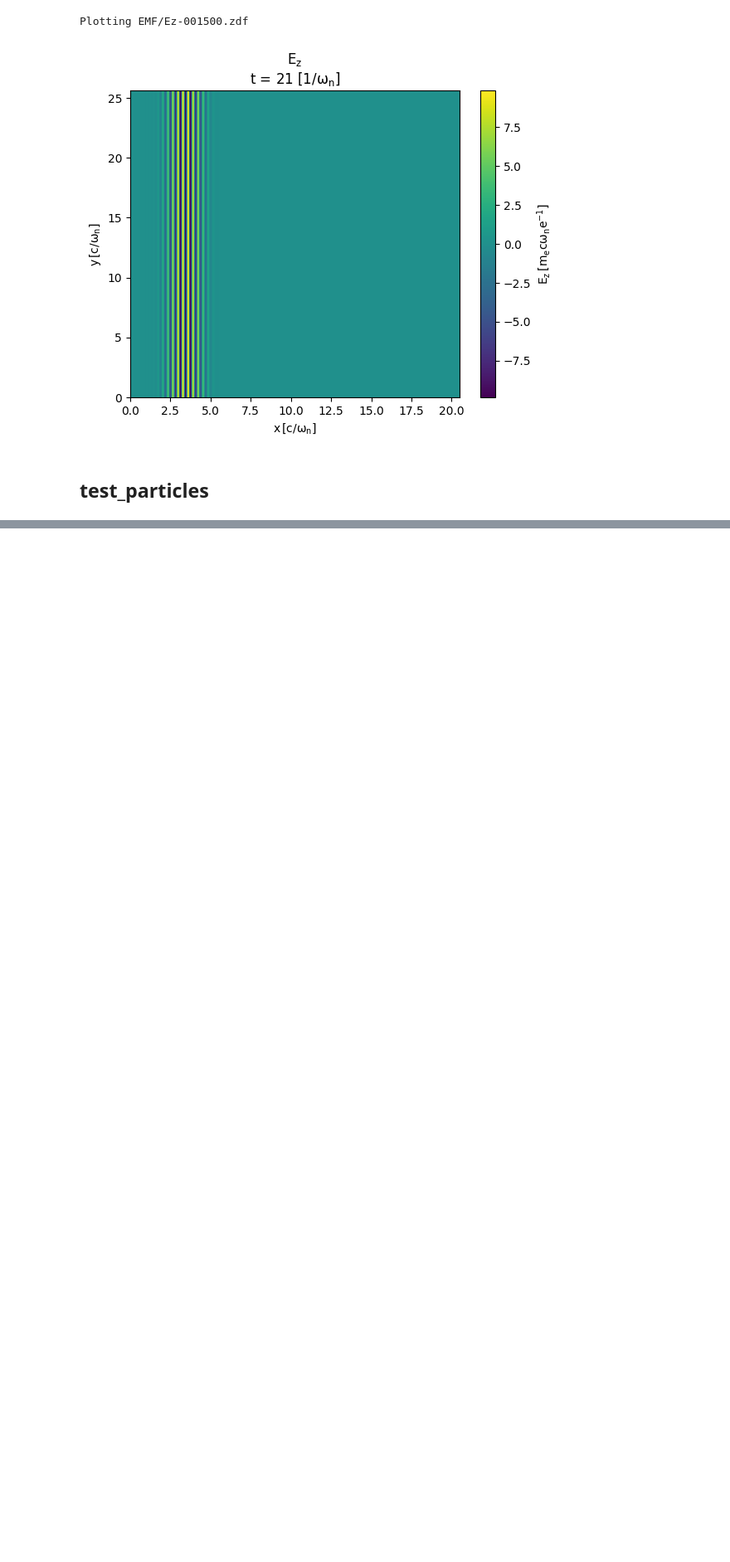
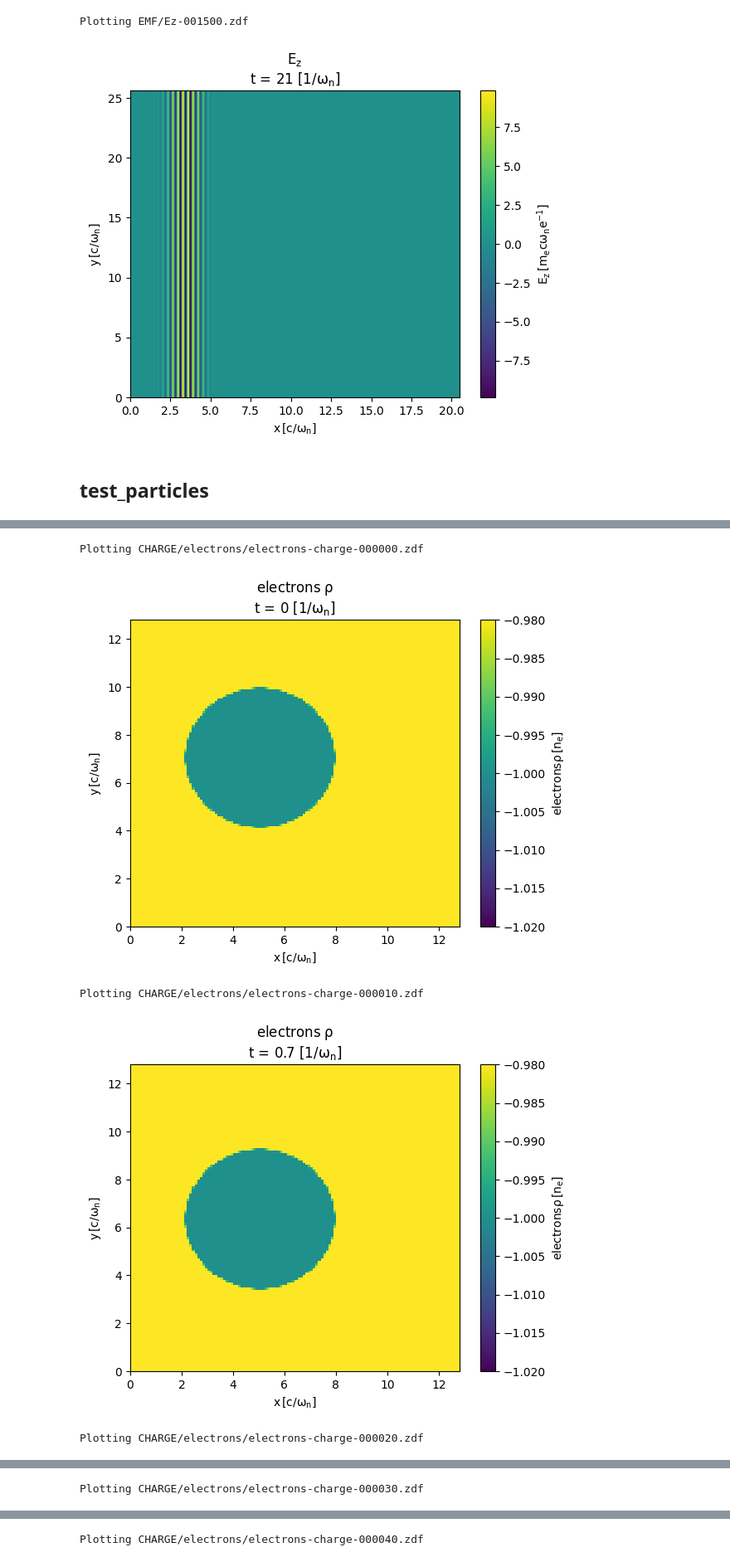
Before and after one commit to ricardo-fonseca/zpic-parallel, a Jupyter notebook: mpi/Debug.ipynb, the cells around one changed output, grey strips where cells are left out. Shown at 83% size. Saved outputs shown, nothing was run; the diff lists cells and outputs as text; code cells hidden in the pictures; blank space fills up the shorter version.

```diff
--- a/mpi/Debug.ipynb
+++ b/mpi/Debug.ipynb
@@ -85,0 +64,11 @@ Plotting PARTICLES/electrons/particles-electrons-000000.zdf
+# %%
+
+for i in range(0,110,10):
+    # visxd.plot_part("PARTICLES/electrons/particles-electrons", i )
+    visxd.plot_data("CHARGE/electrons/electrons-charge", i, vmax = -0.98, vmin = -1.02 )
+# %% [output]
+Plotting CHARGE/electrons/electrons-charge-000000.zdf
+[figure, added]
+Plotting CHARGE/electrons/electrons-charge-000010.zdf
+[figure, added]
+Plotting CHARGE/electrons/electrons-charge-000020.zdf
@@ -85,0 +76 @@ Plotting PARTICLES/electrons/particles-electrons-000000.zdf
+Plotting CHARGE/electrons/electrons-charge-000030.zdf
@@ -85,0 +78 @@ Plotting PARTICLES/electrons/particles-electrons-000000.zdf
+Plotting CHARGE/electrons/electrons-charge-000040.zdf
```
Also changed, not shown: parts of 4 cells of this notebook, 14 other files.
